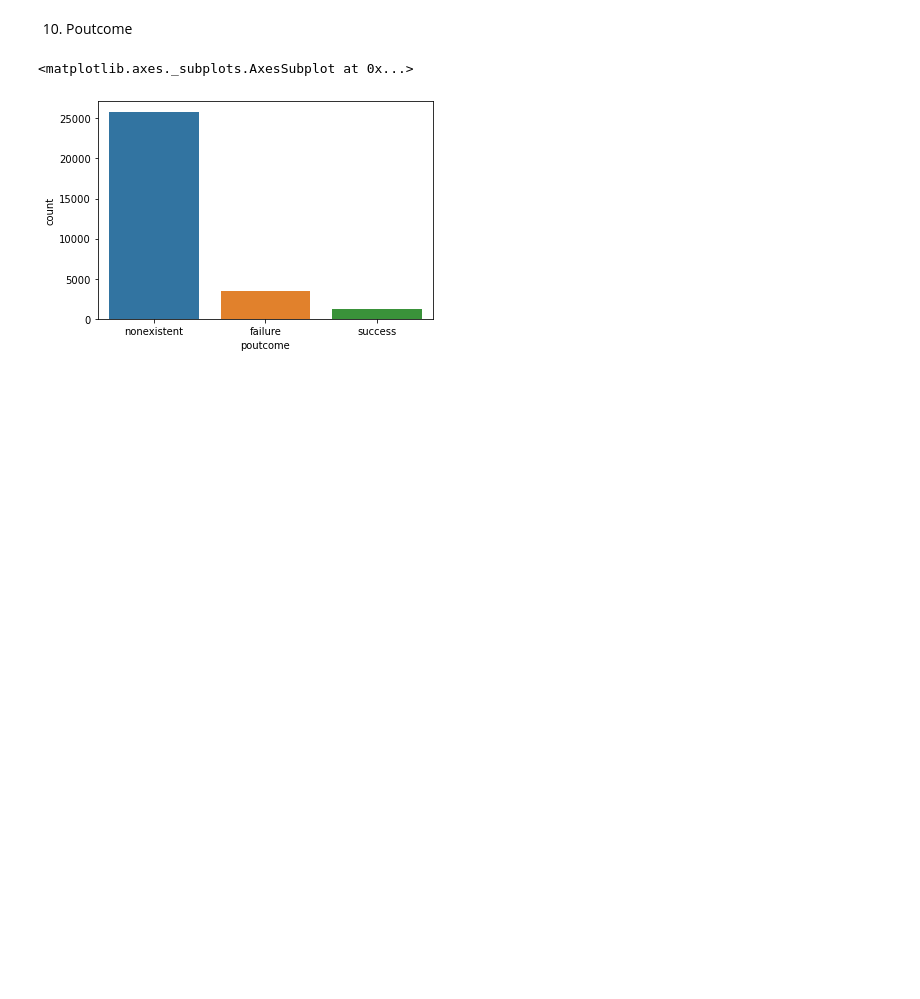
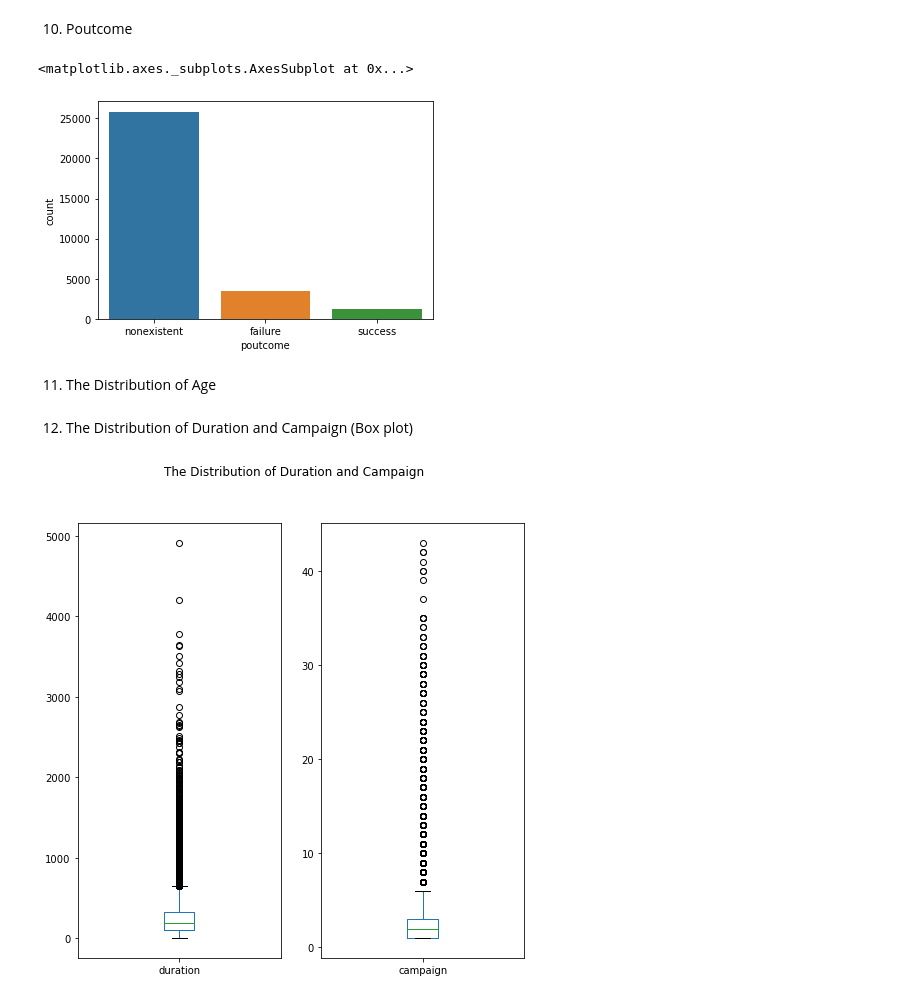
Before and after one commit to Cheeseburgerfly/AIAssignment, a Jupyter notebook: Final_Version.ipynb, the cells around one changed output. Saved outputs shown, nothing was run; the diff lists cells and outputs as text; code cells hidden in the pictures; blank space fills up the shorter version.

```diff
--- a/Final_Version.ipynb
+++ b/Final_Version.ipynb
@@ -274,3 +274,5 @@ crosstab, test_results, expected = rp.crosstab(df["poutcome"], df["y"],
 crosstab
 # %%
 test_results
+# %% [markdown]
+11. The Distribution of Age
@@ -276,0 +289,11 @@ test_results
+# %% [markdown]
+12. The Distribution of Duration and Campaign (Box plot)
+# %%
+dist_dur_cam = df[['duration','campaign']].plot(kind = 'box',
+                                                      figsize = (8,8),
+                                                      subplots = True, layout = (1,2),
+                                                      sharex = False, sharey = False,
+                                                      title='The Distribution of Duration and Campaign')
+plt.show()
+# %% [output]
+[figure, added]
```
Also changed, not shown: parts of 54 cells of this notebook.
